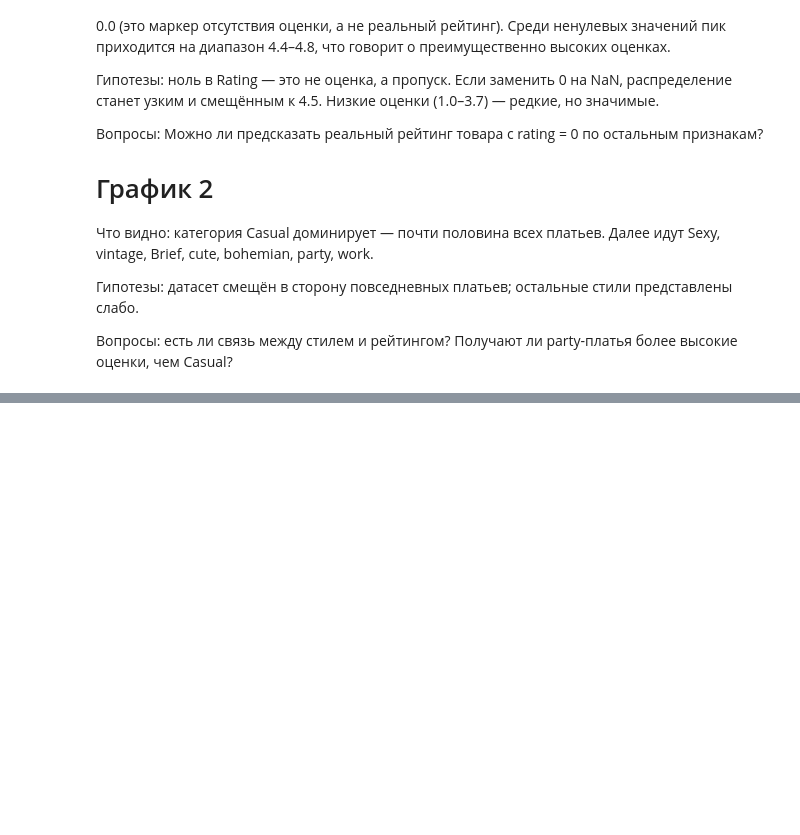
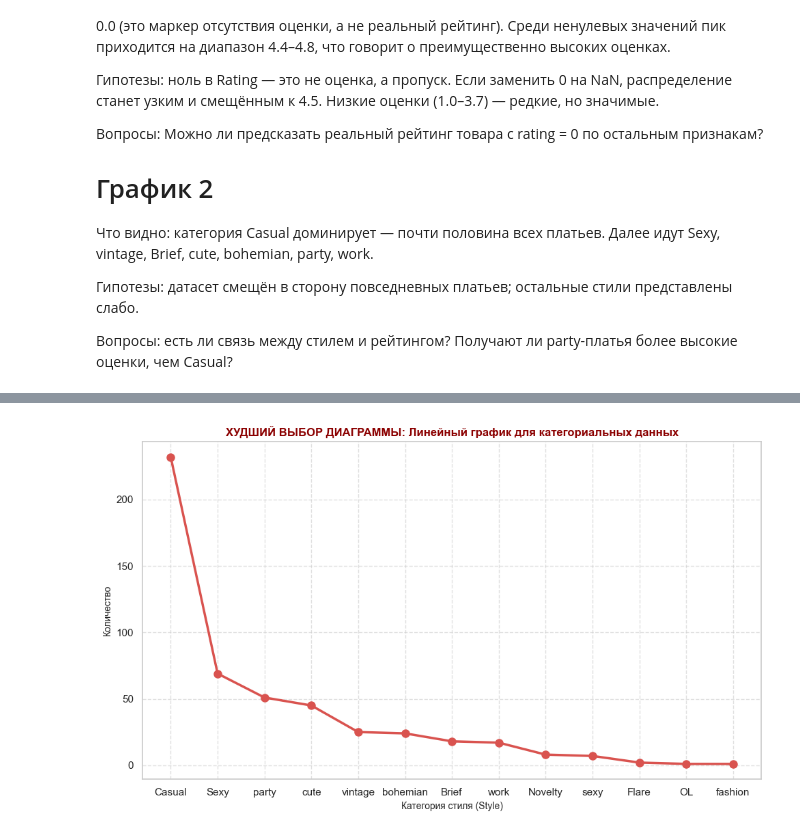
Before and after one commit to mishashind/lab1_data_analysis, a Jupyter notebook: notebooks/01_data_understanding.ipynb, the cells around one changed output, grey strips where cells are left out. Drawn from its saved outputs; the diff is of its cells as text; code cells hidden in the pictures; blank space fills up the shorter version.

```diff
--- a/notebooks/01_data_understanding.ipynb
+++ b/notebooks/01_data_understanding.ipynb
@@ -229,0 +489,36 @@ Passing `palette` without assigning `hue` is deprecated and will be removed in v
+# %%
+import matplotlib.pyplot as plt
+import pandas as pd
+
+df = pd.read_csv("C:/Users/Миша/Documents/GitHub/lab1_data_analysis/data/Attribute_DataSet.csv")
+
+style_counts = df["Style"].value_counts().reset_index()
+style_counts.columns = ["Style", "Count"]
+
+plt.figure(figsize=(10, 6))
+
+plt.plot(
+    style_counts["Style"],
+    style_counts["Count"],
+    marker="o",
+    linestyle="-",
+    linewidth=2.5,
+    markersize=8,
+    color="#d9534f",
+)
+
+plt.title(
+    "ХУДШИЙ ВЫБОР ДИАГРАММЫ: Линейный график для категориальных данных",
+    fontsize=12,
+    fontweight="bold",
+    color="darkred",
+)
+plt.xlabel("Категория стиля (Style)", fontsize=10)
+plt.ylabel("Количество", fontsize=10)
+
+plt.grid(True, linestyle="--", alpha=0.6)
+
+plt.tight_layout()
+plt.show()
+# %% [output]
+[figure, added]
```
Also changed, not shown: parts of 13 cells of this notebook.
